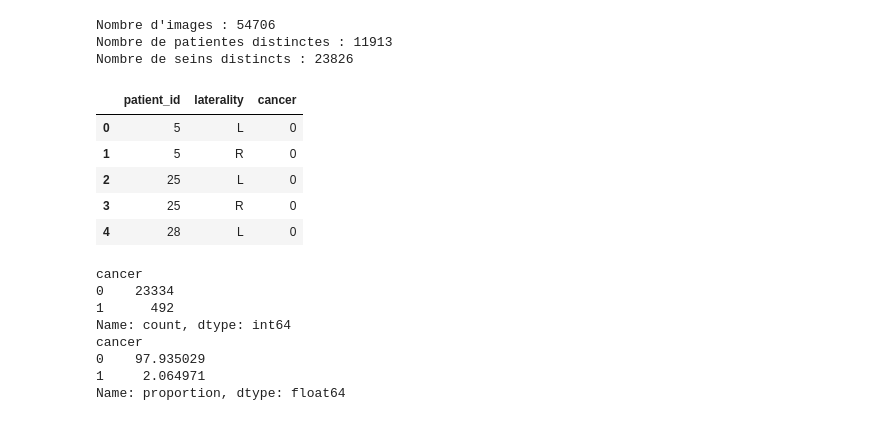
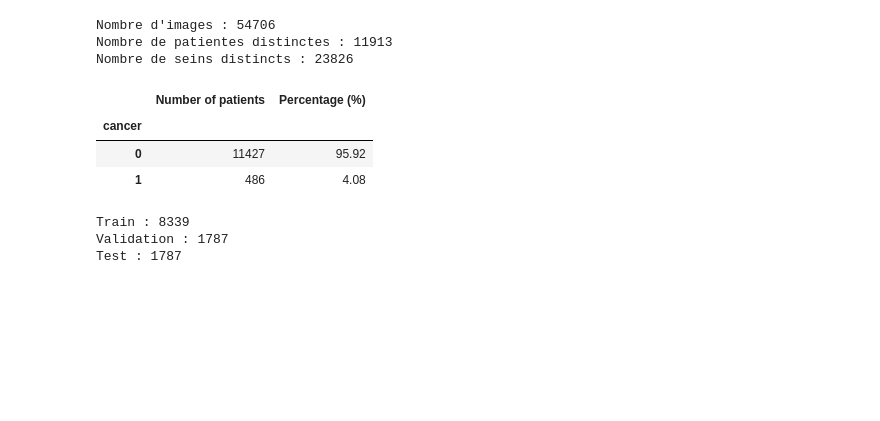
Before and after one commit to Louis-Etienne/gif-7005_apprentissage_automatique, a Jupyter notebook: notebooks/01_exploration_rsna.ipynb, the cells around one changed output. Saved outputs shown, nothing was run; the diff lists cells and outputs as text; code cells hidden in the pictures; blank space fills up the shorter version.

```diff
--- a/notebooks/01_exploration_rsna.ipynb
+++ b/notebooks/01_exploration_rsna.ipynb
@@ -88,33 +174,60 @@ Nombre de patientes distinctes : 11913
 Nombre de seins distincts : 23826
 # %%
 
-# Une ligne par patiente et par sein
-df_seins = (
-    df.groupby(["patient_id", "laterality"])["cancer"]
-      .max()
-      .reset_index()
+# Regrouper les images par patient
+patient_labels = df.groupby("patient_id")["cancer"].max()
+
+# Compter les patients selon leur étiquette
+patient_counts = patient_labels.value_counts().sort_index()
+
+# Calculer les pourcentages
+patient_percentages = (
+    patient_labels.value_counts(normalize=True)
+    .sort_index() * 100
 )
 
-# Afficher les premières lignes
-display(df_seins.head())
+# Créer un tableau récapitulatif
+patient_summary = pd.DataFrame({
+    "Number of patients": patient_counts,
+    "Percentage (%)": patient_percentages.round(2)
+})
 
-# Compter les classes
-print(df_seins["cancer"].value_counts())
-
-# Calculer les pourcentages
-print(df_seins["cancer"].value_counts(normalize=True) * 100)
+display(patient_summary)
 # %% [output]
-|  | patient_id | laterality | cancer |
-| 0 | 5 | L | 0 |
-| 1 | 5 | R | 0 |
-| 2 | 25 | L | 0 |
-| 3 | 25 | R | 0 |
-| 4 | 28 | L | 0 |
+|  | Number of patients | Percentage (%) |
+| cancer |  |  |
+| 0 | 11427 | 95.92 |
+| 1 | 486 | 4.08 |
-cancer
-0    23334
-1      492
-Name: count, dtype: int64
-cancer
-0    97.935029
-1     2.064971
-Name: proportion, dtype: float64
+# %%
+from sklearn.model_selection import train_test_split
+
+# Une ligne par patient
+patient_df = (
+    df.groupby("patient_id")["cancer"]
+    .max()
+    .reset_index()
+)
+
+# Première séparation : 70 % train, 30 % temporaire
+train_patients, temp_patients = train_test_split(
+    patient_df,
+    test_size=0.30,
+    random_state=42,
+    stratify=patient_df["cancer"]
+)
+
+# Deuxième séparation : 15 % validation, 15 % test
+val_patients, test_patients = train_test_split(
+    temp_patients,
+    test_size=0.50,
+    random_state=42,
+    stratify=temp_patients["cancer"]
+)
+
+print("Train :", len(train_patients))
+print("Validation :", len(val_patients))
+print("Test :", len(test_patients))
+# %% [output]
+Train : 8339
+Validation : 1787
+Test : 1787
```
Also changed, not shown: parts of 31 cells of this notebook, 2 other files.
